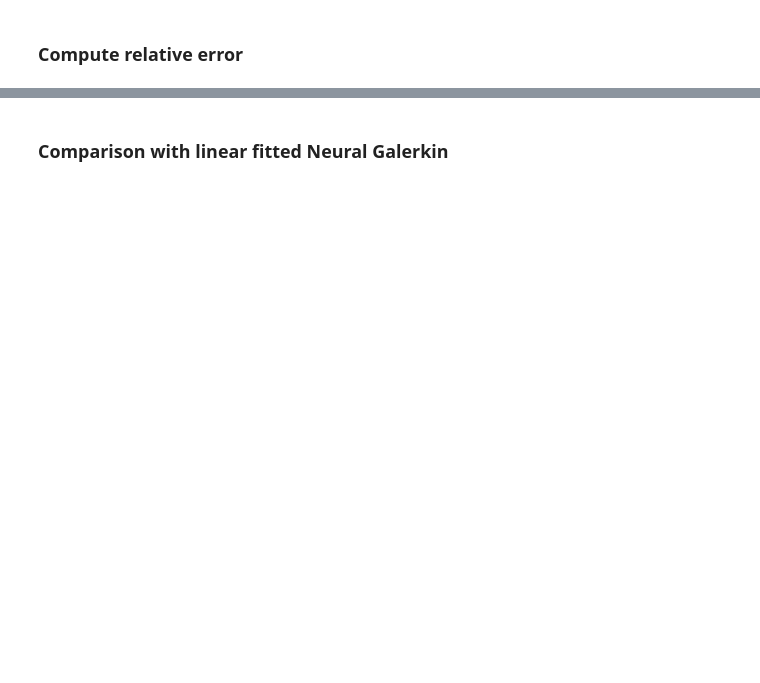
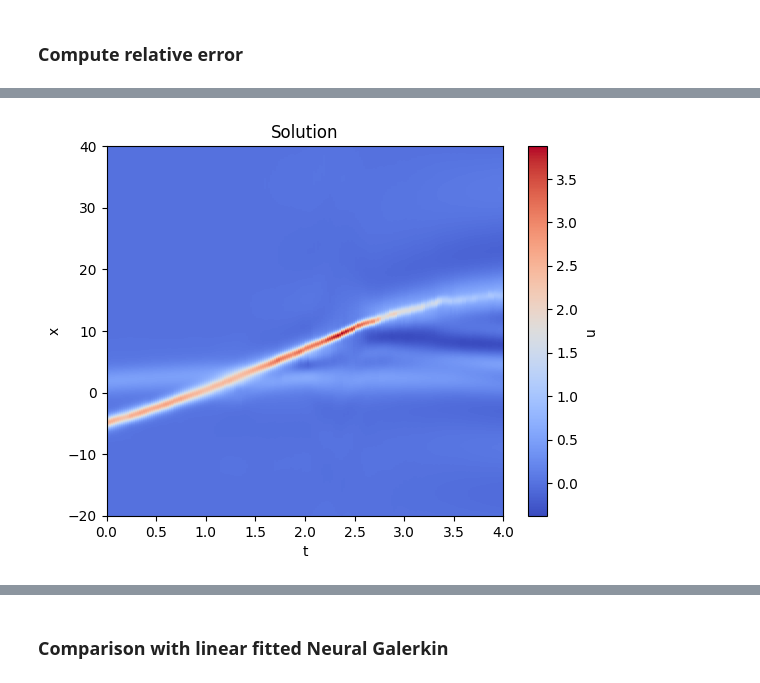
Before and after one commit to FraBet29/Neural_Galerkin, a Jupyter notebook: KdV.ipynb, the cells around one changed output, grey strips where cells are left out. Saved outputs shown, nothing was run; the diff lists cells and outputs as text; code cells hidden in the pictures; blank space fills up the shorter version.

```diff
--- a/KdV.ipynb
+++ b/KdV.ipynb
@@ -171,0 +206,4 @@ plot_error(errors, timesteps, 'Relative L2 error for NG')
+# %%
+plot_solution(solution, timesteps, problem_data)
+# %% [output]
+[figure, added]
```
Also changed, not shown: parts of 35 cells of this notebook, 46 other files.
